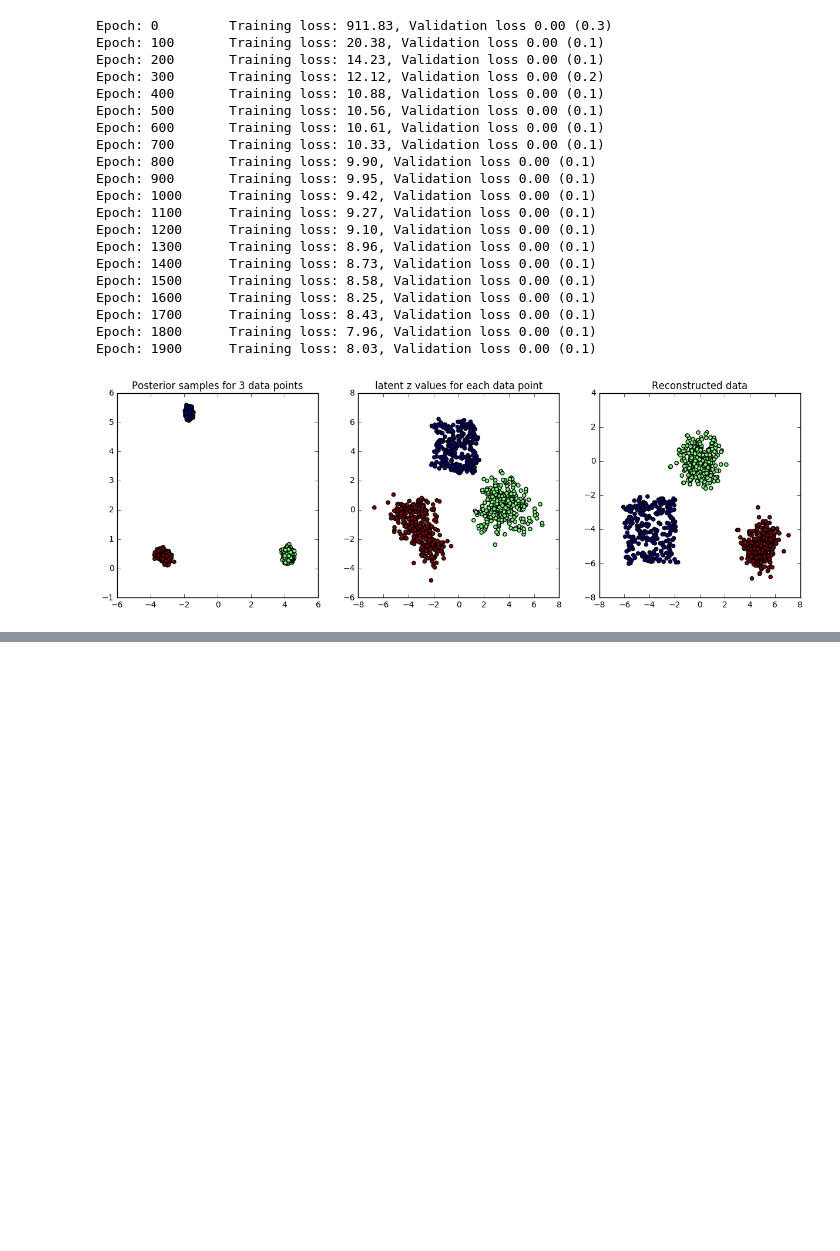
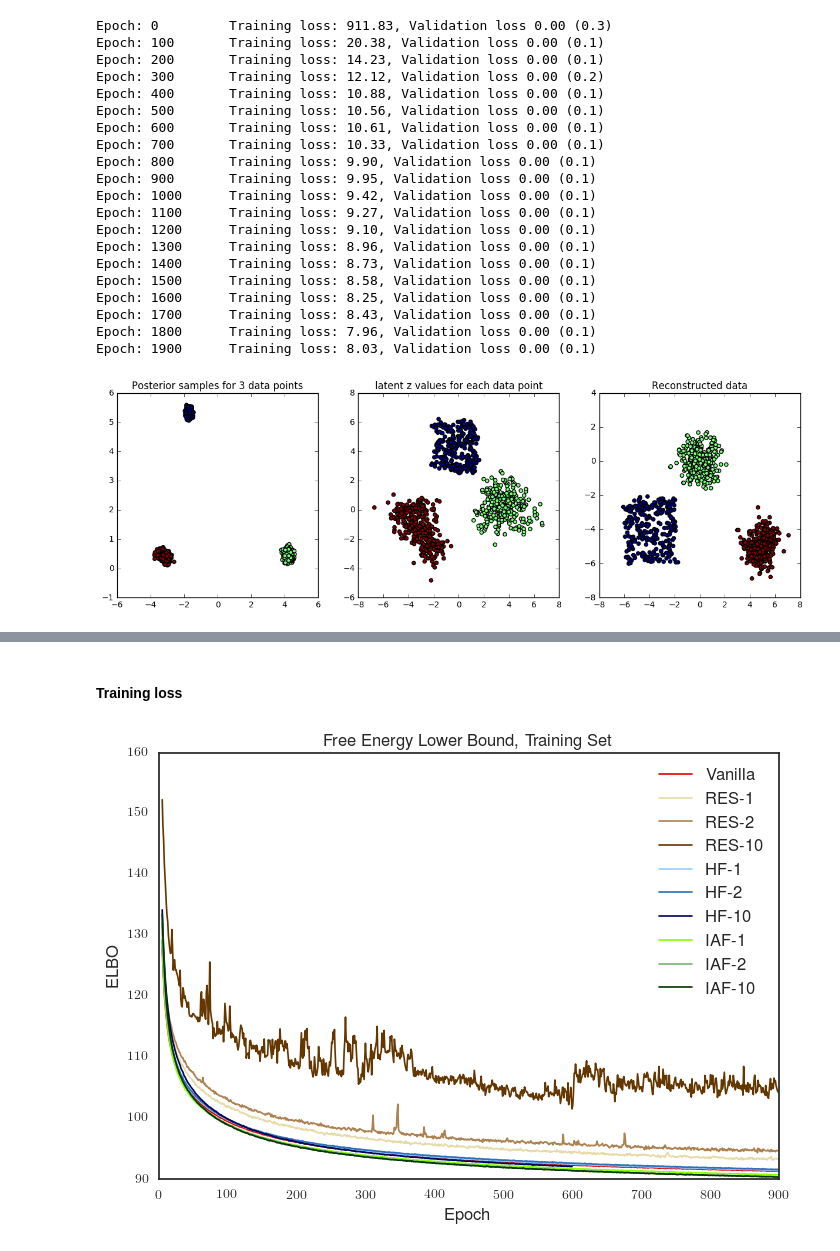
Before and after one commit to wellecks/vaes, a Jupyter notebook: visualizations.ipynb, the cells around one changed output, grey strips where cells are left out. Drawn from its saved outputs; the diff is of its cells as text; code cells hidden in the pictures; blank space fills up the shorter version.

Commit message:
Plot generation for writeup.

```diff
--- a/visualizations.ipynb
+++ b/visualizations.ipynb
@@ -218,0 +292,30 @@ plot_results(ops, xs, ys)
+# %%
+import seaborn as sns
+from matplotlib import rc
+
+sns.set(rc={'image.cmap': 'jet'})
+sns.set_style(style='white')
+rc('font',**{'family':'sans-serif','sans-serif':['Helvetica']})
+rc('text', usetex=True)
+# %% [markdown]
+#### Training loss
+# %%
+ms = ['basic', 'NF-1', 'NF-2', 'NF-10', 'HF-1', 'HF-2', 'HF-10', 'IAF-1', 'IAF-2', 'IAF-10']
+ls = ['Vanilla', 'RES-1', 'RES-2', 'RES-10', 'HF-1', 'HF-2', 'HF-10', 'IAF-1', 'IAF-2', 'IAF-10']
+colors = ['red', 'beige', 'light brown', 'brown', 'light blue', 'medium blue', 'dark blue', 'lime green', 'faded green', 'dark green']
+cs = sns.xkcd_palette(colors)
+
+data_type = 'train_loss_train'
+d = data[data_type]
+k = 900
+
+for i, m in enumerate(ms):
+    plt.plot(np.arange(len(d[m]))[5:k], d[m][5:k], linewidth='1.2', c=cs[i])
+
+plt.xlabel('Epoch', fontsize=12)
+plt.ylabel('ELBO', fontsize=12)
+plt.title('Free Energy Lower Bound, Training Set', fontsize=12)
+plt.legend(ls, fontsize=12)
+plt.savefig('elbo.eps', format='eps', dpi=1000)
+# %% [output]
+[figure, added]
```
Also changed, not shown: parts of 11 cells of this notebook.
